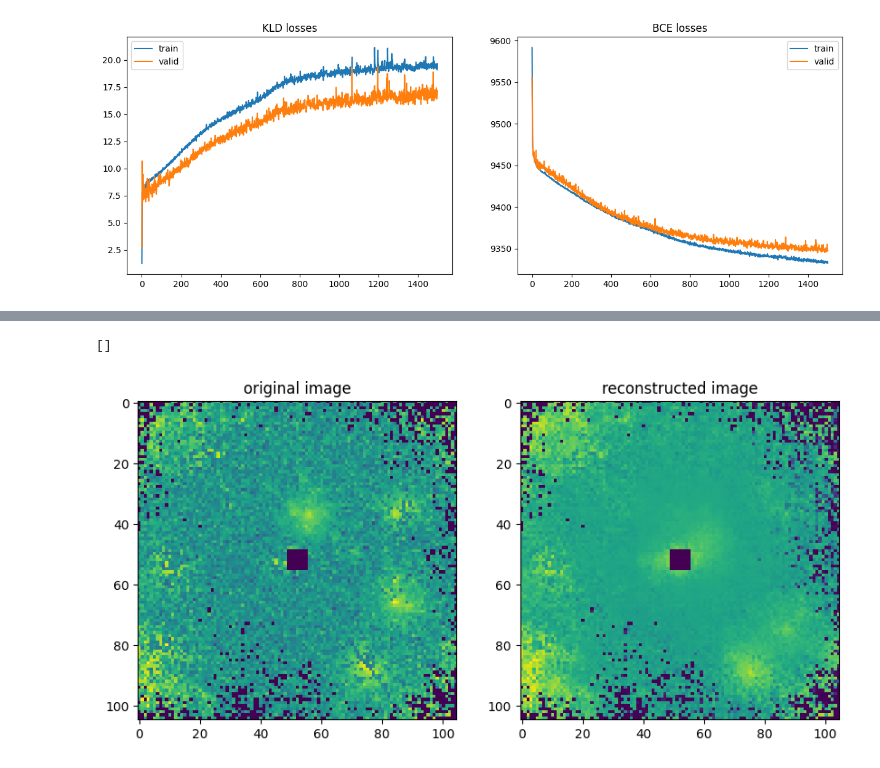
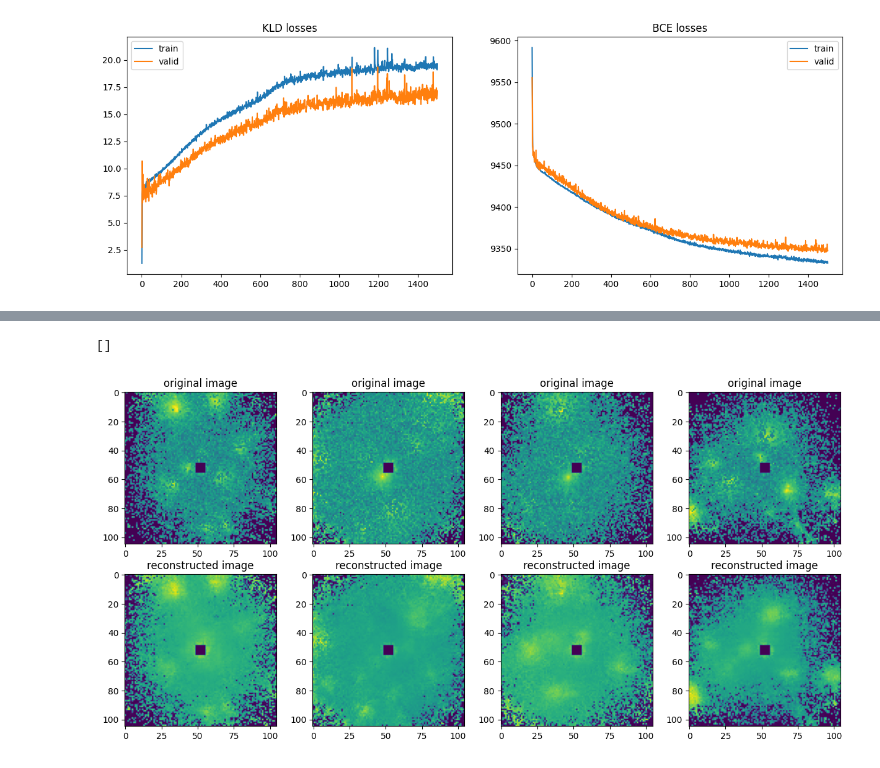
Before and after one commit to my-alaska/ISZ, a Jupyter notebook: FoCal/VAE.ipynb, the cells around one changed output, grey strips where cells are left out. Drawn from its saved outputs; the diff is of its cells as text; code cells hidden in the pictures.

Commit message:
example reconstructions

```diff
--- a/FoCal/VAE.ipynb
+++ b/FoCal/VAE.ipynb
@@ -351,18 +372,22 @@ plt.plot()
 # %%
-model.eval()
-x_recon, mu, logvar = model(test_dataset[3000:3001][0].unsqueeze(1).to(DEVICE))
+good_reconstr = [2, 10, 12, 17]
+bad_reconstr = [18, 305]
-# %%
-fig, ax = plt.subplots(nrows=1, ncols=2, figsize=(10, 5))
-
-original = test_dataset[3000][0].squeeze().cpu().detach().numpy()
-reconstructed = nn.functional.sigmoid(x_recon[0]).squeeze().cpu().detach().numpy()
-
-ax[0].imshow(original)
-ax[0].set_title("original image")
-ax[1].imshow(reconstructed)
-ax[1].set_title("reconstructed image")
-
-plt.plot()
-# %% [output]
-[]
-[figure, removed]
+# %%
+model.eval()
+
+
+fig, ax = plt.subplots(nrows=2, ncols=4, figsize=(15,7))
+
+for i, id in enumerate(good_reconstr):
+    reconstruction, _, _ = model(test_dataset[id:id+1][0].unsqueeze(1).to(DEVICE))
+    reconstructed = nn.functional.sigmoid(reconstruction[0]).squeeze().cpu().detach().numpy()
+    original = test_dataset[id][0].squeeze().cpu().detach().numpy()
+    ax[0, i].imshow(original)
+    ax[0, i].set_title("original image")
+    ax[1, i].imshow(reconstructed)
+    ax[1, i].set_title("reconstructed image")
+
+plt.plot()
+# %% [output]
+[]
+[figure, added]
```
Also changed, not shown: parts of 3 cells of this notebook.
